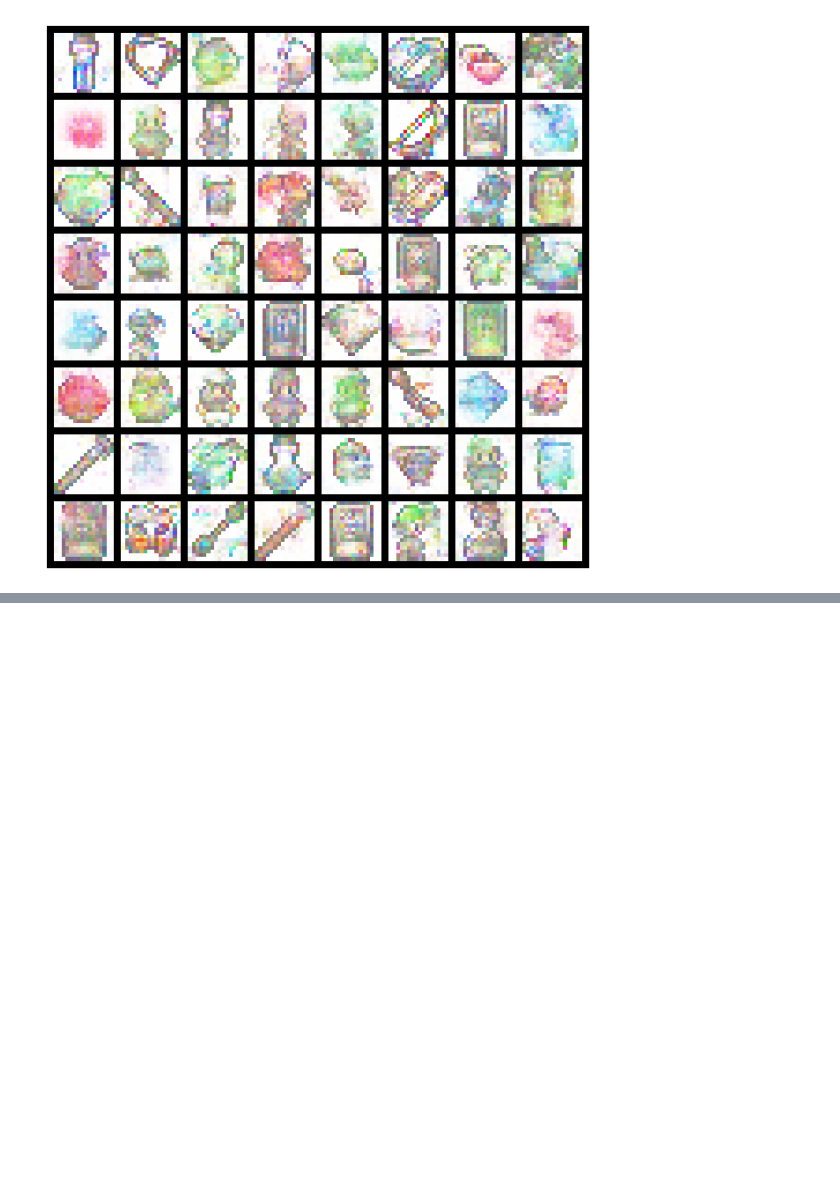
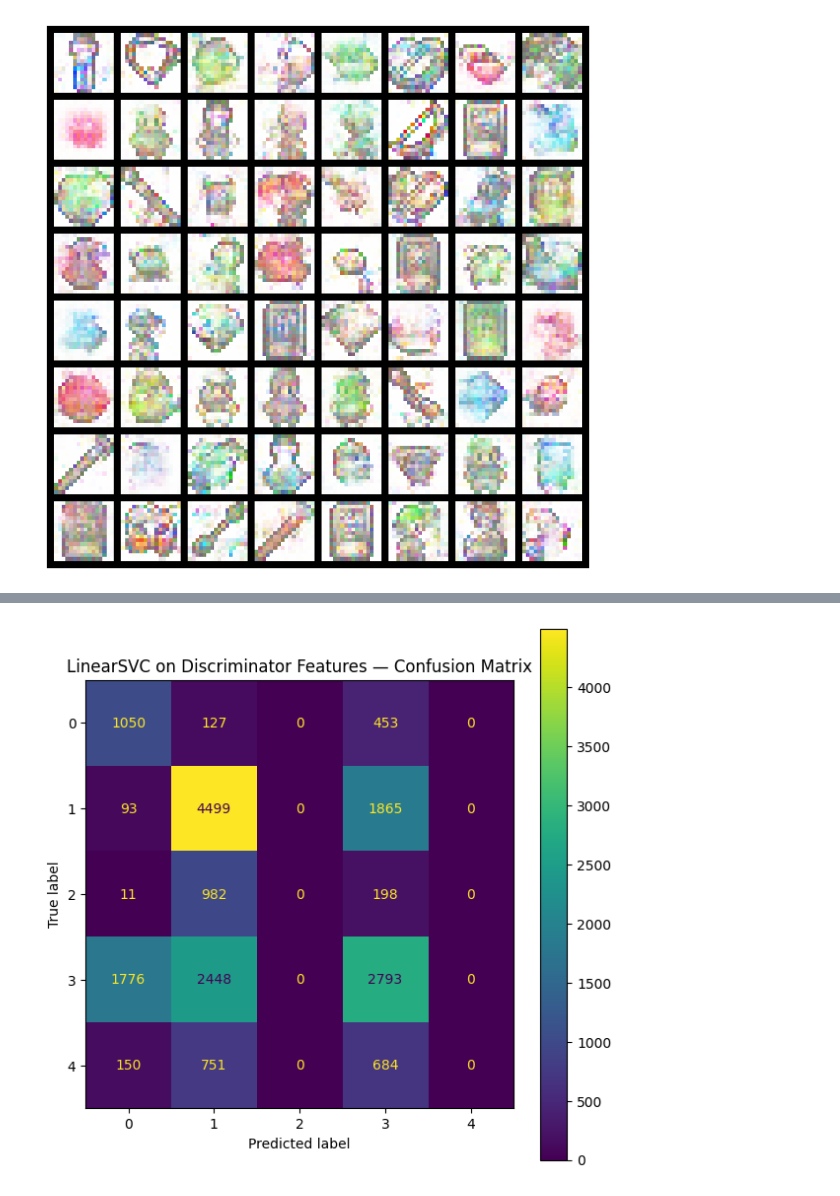
Before and after one commit to Pokeepic/Gen-AI-DL, a Jupyter notebook: dcgan/train.ipynb, the cells around one changed output, grey strips where cells are left out. Saved outputs shown, nothing was run; the diff lists cells and outputs as text; code cells hidden in the pictures; blank space fills up the shorter version.

Commit message:
Updates: making the validation method using Linear probe on discriminator features

```diff
--- a/dcgan/train.ipynb
+++ b/dcgan/train.ipynb
@@ -464,0 +467,26 @@ HTML(ani.to_jshtml())
+# %%
+#Evaluation
+from torch.utils.data import DataLoader, random_split
+import torch
+import torch.nn.functional as F
+import matplotlib.pyplot as plt
+from sklearn.metrics import ConfusionMatrixDisplay
+from sklearn.pipeline import make_pipeline
+from sklearn.preprocessing import StandardScaler
+from sklearn.svm import LinearSVC
+from sklearn.metrics import accuracy_score, classification_report
+import numpy as np
+
+# reuse your 'dataset' from earlier in the notebook
+# dataset[i] should return (image_tensor, label)
+
+torch.manual_seed(42)
+
+N = len(dataset)
+n_train = int(0.8 * N)
+n_test  = N - n_train
+
+eval_train_set, eval_test_set = random_split(dataset, [n_train, n_test])
+
+eval_train_loader = DataLoader(eval_train_set, batch_size=128, shuffle=True, num_workers=workers, pin_memory=True)
+eval_test_loader  = DataLoader(eval_test_set,  batch_size=128, shuffle=False, num_workers=workers, pin_memory=True)
@@ -464,0 +558,10 @@ HTML(ani.to_jshtml())
+# %%
+X_train, y_train = extract_features_hook(eval_train_loader)
+X_test,  y_test  = extract_features_hook(eval_test_loader)
+
+clf = make_pipeline(StandardScaler(), LinearSVC(C=1.0, class_weight="balanced"))
+clf.fit(X_train, y_train)
+y_pred = clf.predict(X_test)
+
+print("Accuracy:", accuracy_score(y_test, y_pred))
+print(classification_report(y_test, y_pred, digits=4))
@@ -464,0 +581,7 @@ HTML(ani.to_jshtml())
+# %%
+fig, ax = plt.subplots(figsize=(7,7))
+ConfusionMatrixDisplay.from_predictions(y_test, y_pred, ax=ax, cmap=None, colorbar=True)
+ax.set_title("LinearSVC on Discriminator Features — Confusion Matrix")
+plt.show()
+# %% [output]
+[figure, added]
```
Also changed, not shown: parts of 3 cells of this notebook, 1 other file.
